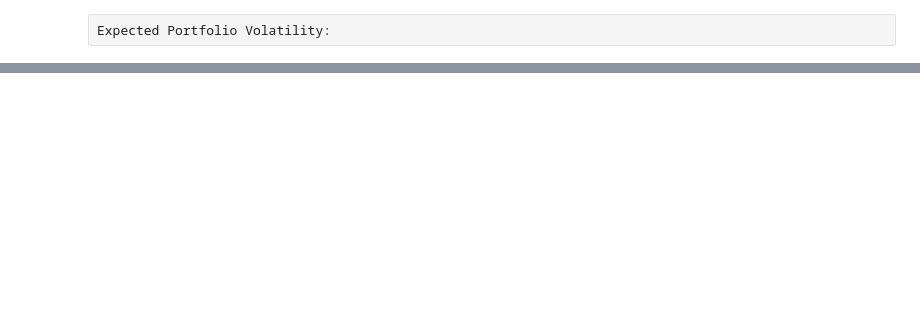
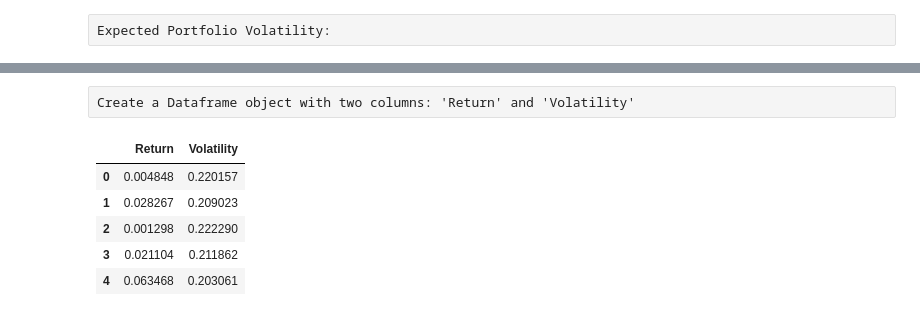
Before and after one commit to crfranch/Finance, a Jupyter notebook: FinancialData/Obtaining the Efficient Frontier (Markowitz Portfolio).ipynb, the cells around one changed output, grey strips where cells are left out. Saved outputs shown, nothing was run; the diff lists cells and outputs as text; code cells hidden in the pictures; blank space fills up the shorter version.

Commit message:
Displaying Efficient Frontier

```diff
--- a/FinancialData/Obtaining the Efficient Frontier (Markowitz Portfolio).ipynb
+++ b/FinancialData/Obtaining the Efficient Frontier (Markowitz Portfolio).ipynb
@@ -131,0 +133,6 @@ pfolio_returns, pfolio_volatilities
+# %%
+# Convert these lists into NumPy Arrays, revealing an alternative method to display the data
+pfolio_returns = np.array(pfolio_returns)
+pfolio_volatilities = np.array(pfolio_volatilities)
+
+pfolio_returns, pfolio_volatilities
@@ -131,0 +157,13 @@ pfolio_returns, pfolio_volatilities
+# %% [raw]
+Create a Dataframe object with two columns: 'Return' and 'Volatility'
+# %%
+portfolios = pd.DataFrame({'Return': pfolio_returns, 'Volatility': pfolio_volatilities})
+# %%
+portfolios.head()
+# %% [output]
+|  | Return | Volatility |
+| 0 | 0.004848 | 0.220157 |
+| 1 | 0.028267 | 0.209023 |
+| 2 | 0.001298 | 0.222290 |
+| 3 | 0.021104 | 0.211862 |
+| 4 | 0.063468 | 0.203061 |
```
Also changed, not shown: parts of 15 cells of this notebook, 2 other files.
